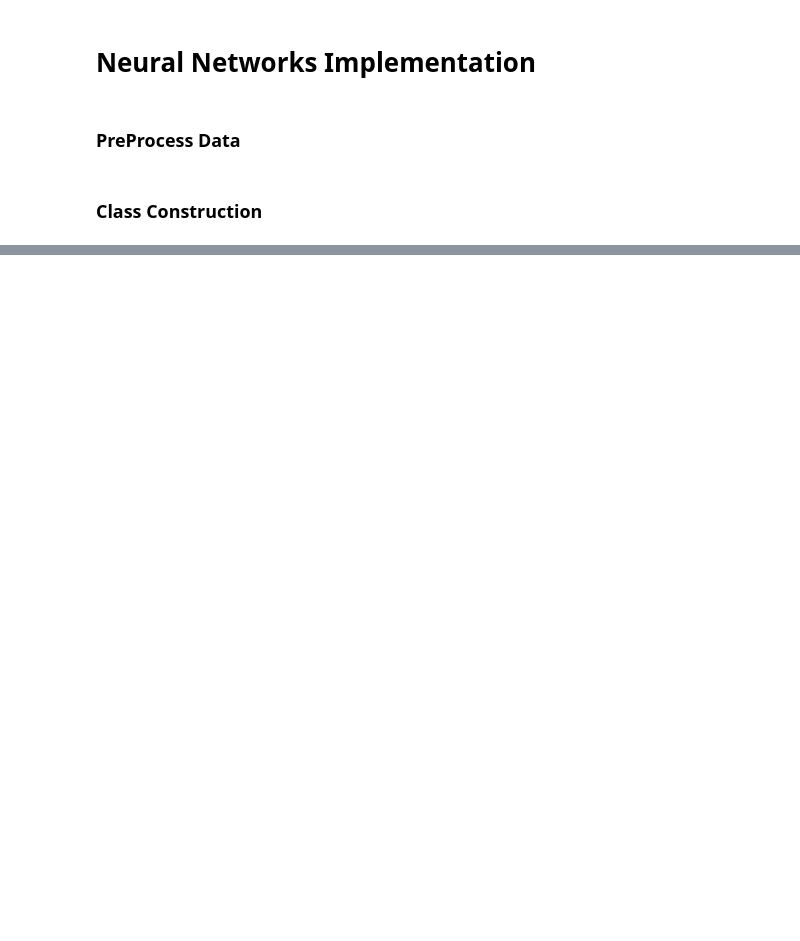
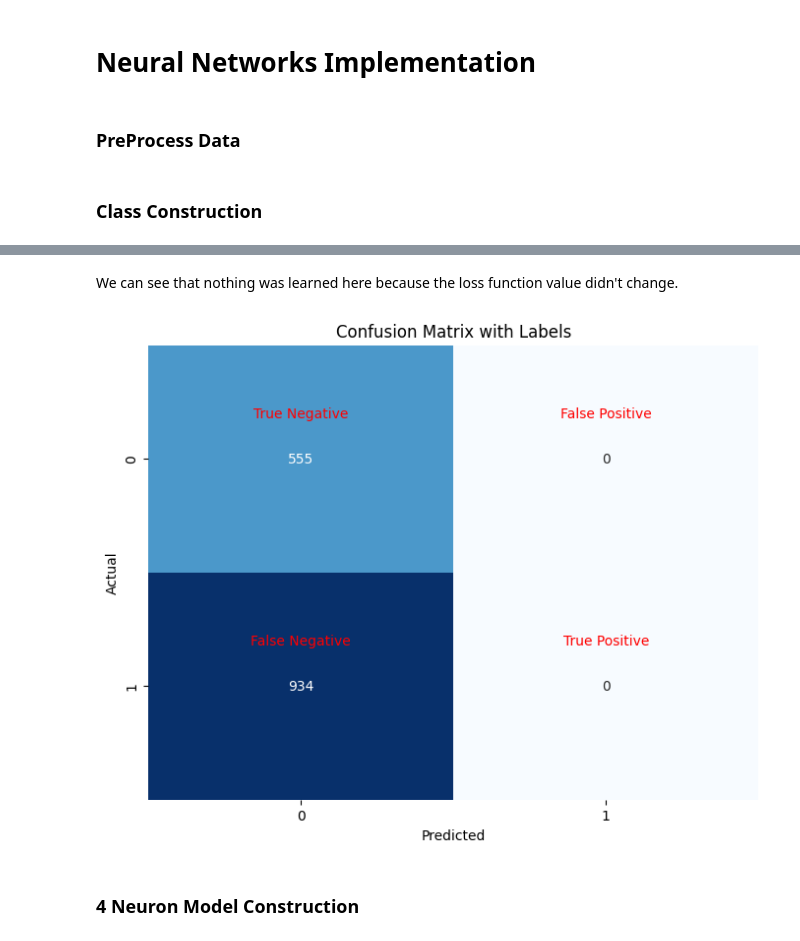
Before and after one commit to XixWISExiX/UFC-Predictor, a Jupyter notebook: NeuralNetworks.ipynb, the cells around one changed output, grey strips where cells are left out. Drawn from its saved outputs; the diff is of its cells as text; code cells hidden in the pictures; blank space fills up the shorter version.

Commit message:
Neural Net Comparisons made

```diff
--- a/NeuralNetworks.ipynb
+++ b/NeuralNetworks.ipynb
@@ -10,3 +5,18 @@ X_train, X_valid, y_train, y_valid = pre.PreProcessData()
+# %%
+import PreProcessData as pre
+import imp
+import numpy as np
+import pandas as pd
+import matplotlib.pyplot as plt
+from sklearn.metrics import confusion_matrix
+import seaborn as sns
+
+imp.reload(pre)
+X_train, X_valid, y_train, y_valid = pre.PreProcessData()
+y_valid = [0 if int(y) == 2 or int(y) == 3 else y for y in y_valid]
+y_valid = np.array(y_valid)
+y_valid = y_valid.reshape(-1,1)
+# print(X_train.head())
 # %% [markdown]
 ### Class Construction
 # %%
@@ -93,0 +124,12 @@ class NeuralNetwork:
+# %%
+# Create and train the neural network
+input_size = X_train.shape[1]
+hidden_size = 1 # Number of neurons in the hidden layer
+output_size = 1
+learning_rate = 0.001
+epochs = 1000
+
+model1 = NeuralNetwork(input_size, hidden_size, output_size, learning_rate)
+model1.train(np.array(X_train), np.array(y_train), epochs)
+predictions1 = np.array(model1.predict(X_valid))
+print("Model Accuracy", model1.validate(predictions1, y_valid))
@@ -94,3 +148,11 @@ class NeuralNetwork:
+# %% [markdown]
+We can see that nothing was learned here because the loss function value didn't change.
+# %%
+model1.plot(predictions1, y_valid)
+# %% [output]
+[figure, added]
+# %% [markdown]
+### 4 Neuron Model Construction
 # %%
 # Create and train the neural network
 input_size = X_train.shape[1]
```
Also changed, not shown: parts of 33 cells of this notebook, 2 other files.
